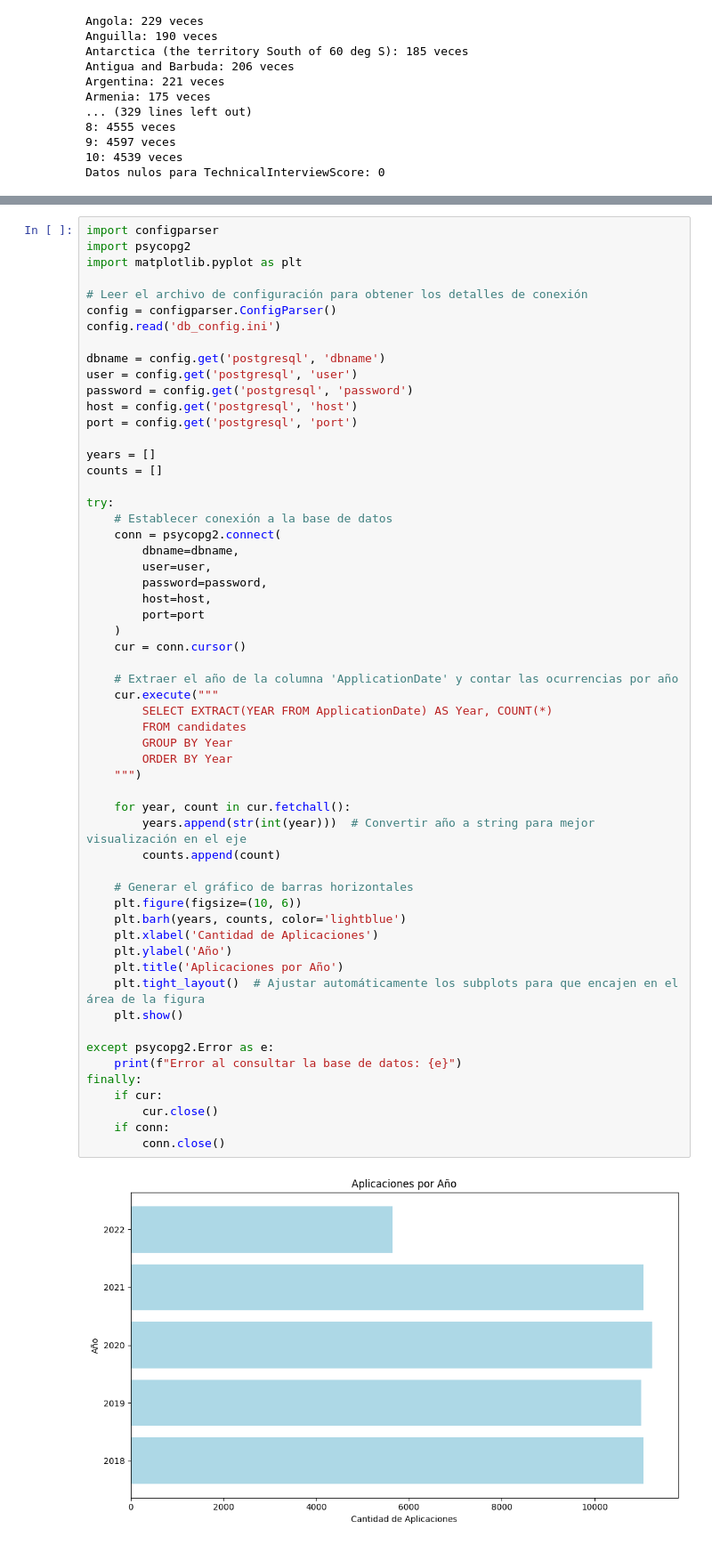
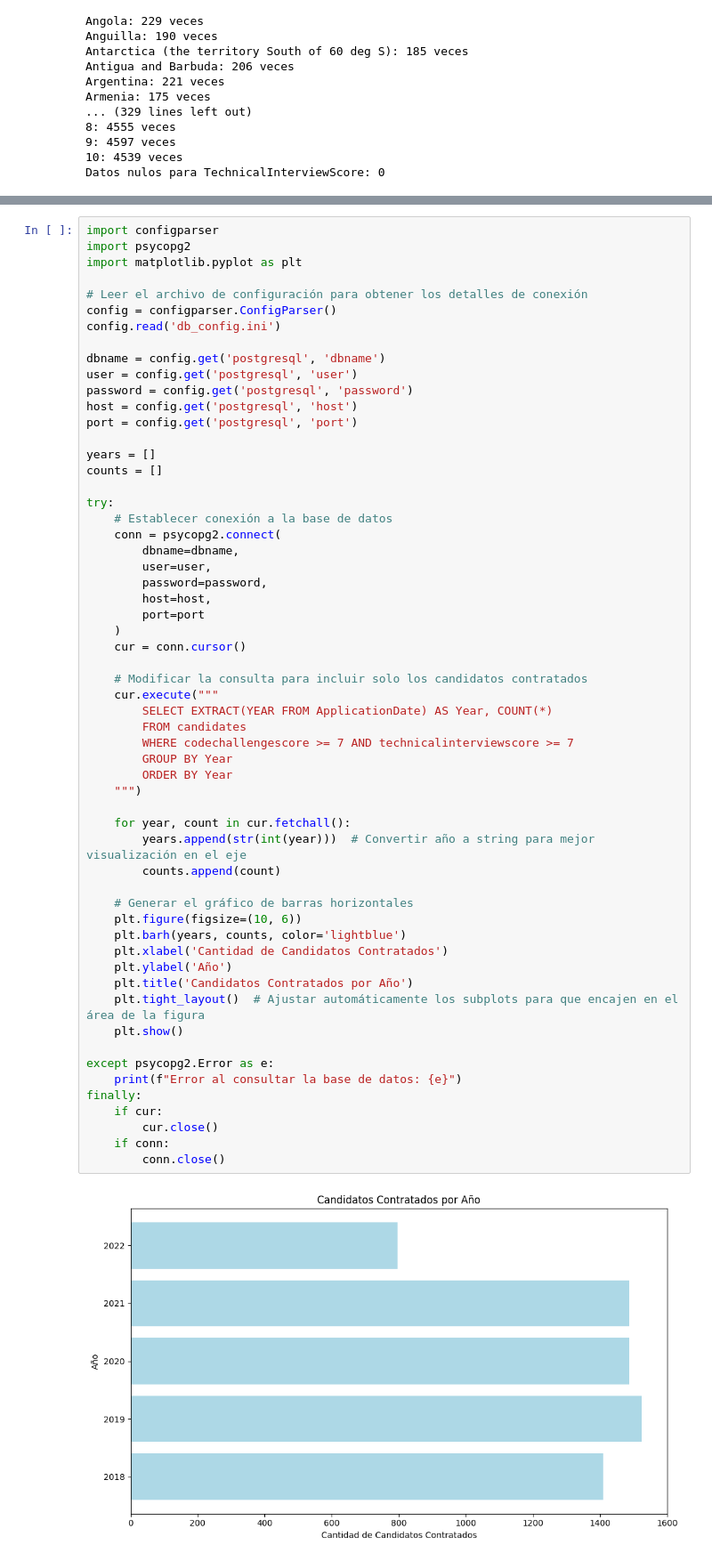
Before and after one commit to caesar-dat-com/ETL_Workshop_01, a Jupyter notebook: ETL_Workshop_01.ipynb, the cells around one changed output, grey strips where cells are left out. Shown: that part at 89% size. Drawn from its saved outputs; the diff is of its cells as text.

```diff
--- a/ETL_Workshop_01.ipynb
+++ b/ETL_Workshop_01.ipynb
@@ -624,37 +756,38 @@ try:
         port=port
     )
     cur = conn.cursor()
 
-    # Extraer el año de la columna 'ApplicationDate' y contar las ocurrencias por año
+    # Modificar la consulta para incluir solo los candidatos contratados
     cur.execute("""
         SELECT EXTRACT(YEAR FROM ApplicationDate) AS Year, COUNT(*)
         FROM candidates
+        WHERE codechallengescore >= 7 AND technicalinterviewscore >= 7
         GROUP BY Year
         ORDER BY Year
     """)
 
     for year, count in cur.fetchall():
         years.append(str(int(year)))  # Convertir año a string para mejor visualización en el eje
         counts.append(count)
 
     # Generar el gráfico de barras horizontales
     plt.figure(figsize=(10, 6))
     plt.barh(years, counts, color='lightblue')
-    plt.xlabel('Cantidad de Aplicaciones')
+    plt.xlabel('Cantidad de Candidatos Contratados')
     plt.ylabel('Año')
-    plt.title('Aplicaciones por Año')
+    plt.title('Candidatos Contratados por Año')
     plt.tight_layout()  # Ajustar automáticamente los subplots para que encajen en el área de la figura
     plt.show()
 
 except psycopg2.Error as e:
     print(f"Error al consultar la base de datos: {e}")
 finally:
     if cur:
         cur.close()
     if conn:
         conn.close()
 # %% [output]
-[figure, old version]
+[figure, new version]
 # %%
 import configparser
 import psycopg2
```
Also changed, not shown: parts of 4 cells of this notebook.
